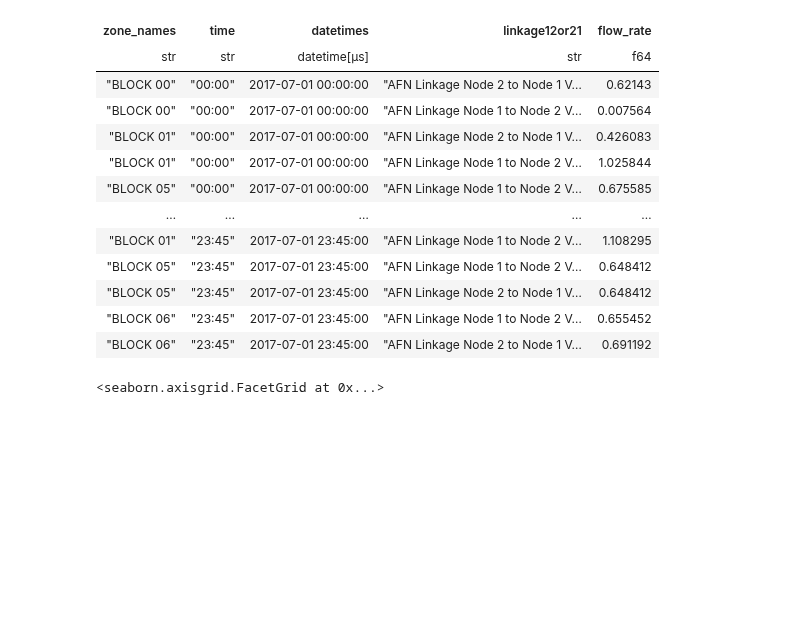
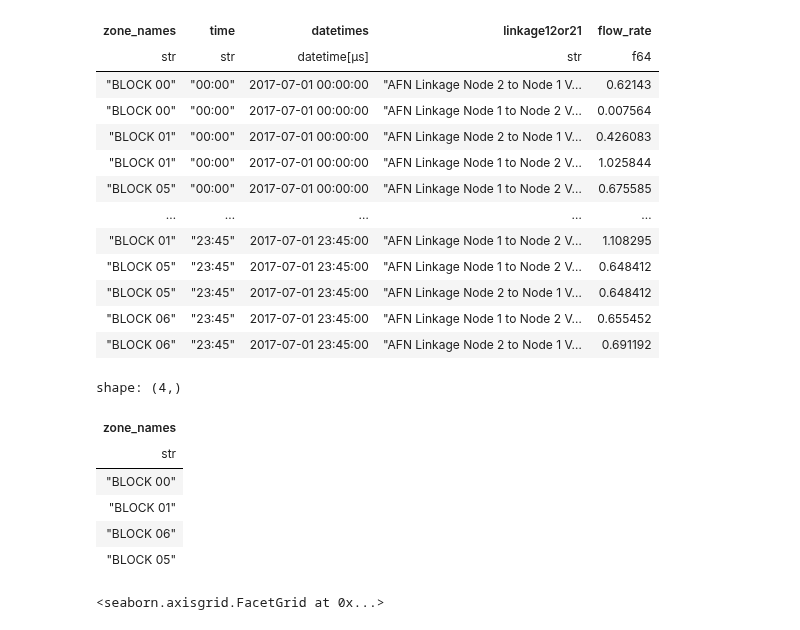
Before and after one commit to juliet29/plan2EPlus, a Jupyter notebook: _notebooks/results/t07_inflow_rate_breakdown.ipynb, the cells around one changed output. Cells and saved outputs as stored; diff of their text form; code cells hidden in the pictures; blank space fills up the shorter version.

```diff
--- a/_notebooks/results/t07_inflow_rate_breakdown.ipynb
+++ b/_notebooks/results/t07_inflow_rate_breakdown.ipynb
@@ -110,6 +116,16 @@ shape: (768, 5)
 | "BLOCK 05" | "23:45" | 2017-07-01 23:45:00 | "AFN Linkage Node 2 to Node 1 V… | 0.648412 |
 | "BLOCK 06" | "23:45" | 2017-07-01 23:45:00 | "AFN Linkage Node 1 to Node 2 V… | 0.655452 |
 | "BLOCK 06" | "23:45" | 2017-07-01 23:45:00 | "AFN Linkage Node 2 to Node 1 V… | 0.691192 |
+# %%
+df_zones_long["zone_names"].unique()
+# %% [output]
+shape: (4,)
+| zone_names |
+| str |
+| "BLOCK 00" |
+| "BLOCK 01" |
+| "BLOCK 06" |
+| "BLOCK 05" |
 # %%
 g = sns.relplot(df_zones_long, x="time", y="flow_rate",  col="zone_names", col_wrap=3, height=4,  kind="line", errorbar=None, hue="linkage12or21", hue_order=linkages,)
 for ax in g.axes.flat:
```
Also changed, not shown: parts of 2 cells of this notebook, 6 other files.
